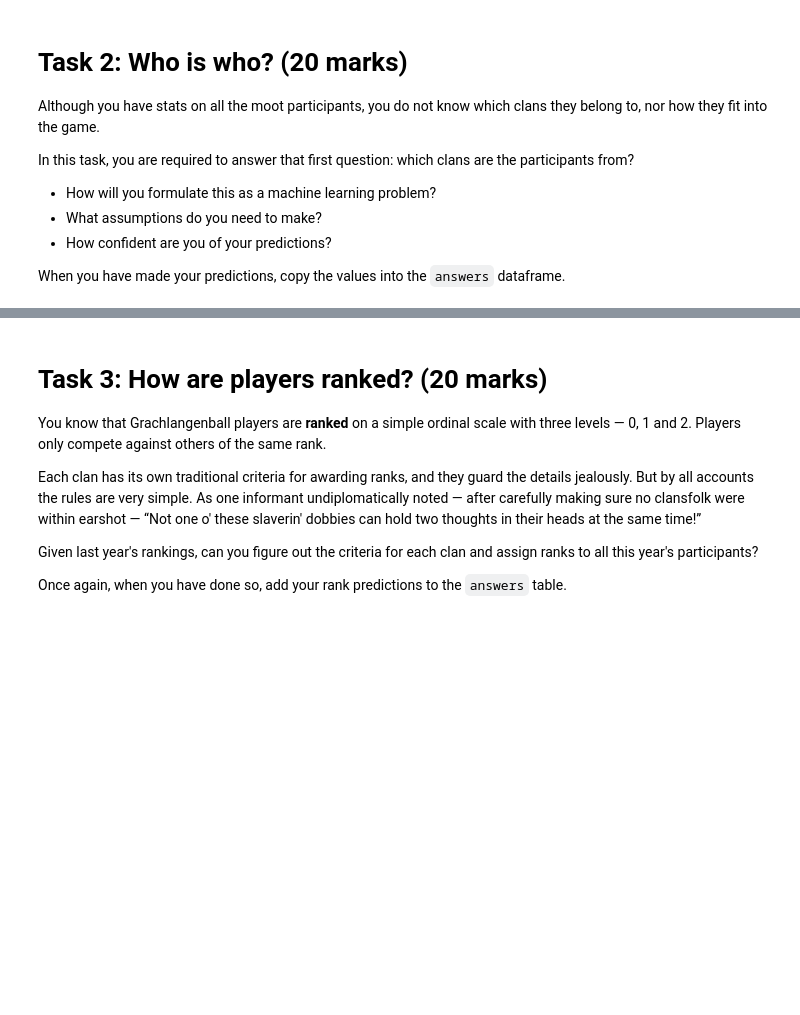
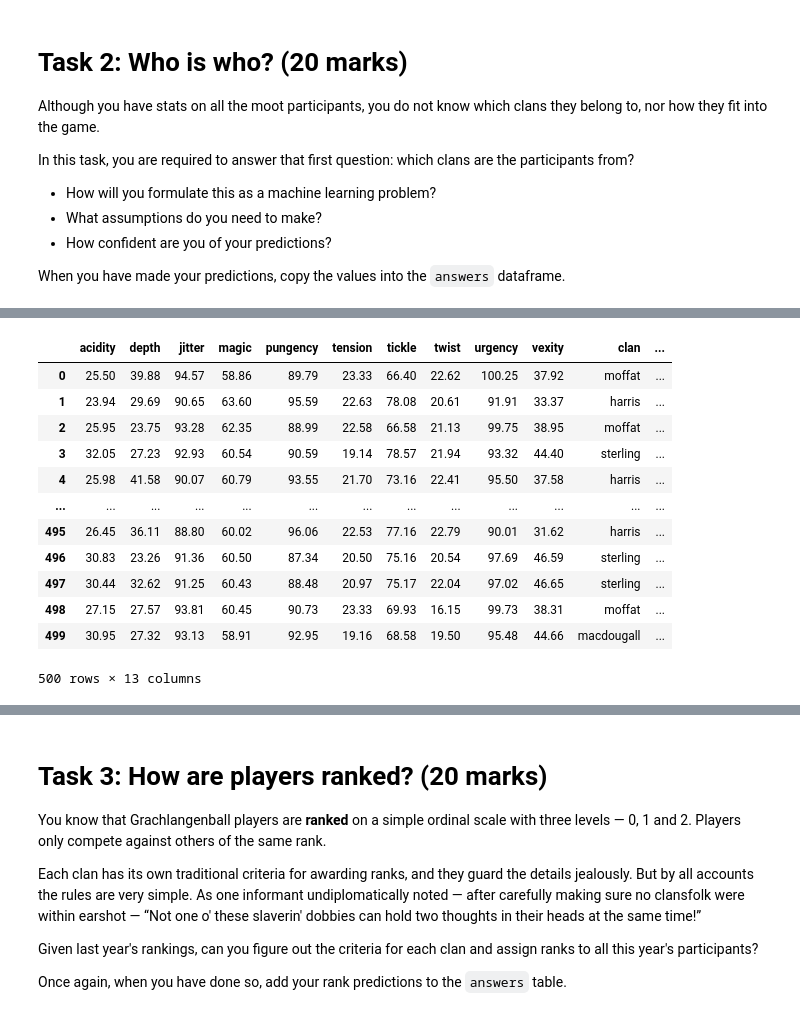
Before and after one commit to XianNg24/COMP0088_intro_to_machine_learning, a Jupyter notebook: 1675294699.ipynb, the cells around one changed output, grey strips where cells are left out. Drawn from its saved outputs; the diff is of its cells as text; code cells hidden in the pictures; blank space fills up the shorter version.

```diff
--- a/1675294699.ipynb
+++ b/1675294699.ipynb
@@ -726,0 +819,23 @@ When you have made your predictions, copy the values into the `answers` datafram
+# %%
+# Compute clan result for real data
+data_real = data[250:]
+X_real_test = data_real[attributes]
+y_real_pred = rfc.predict(X_real_test)
+
+# Store the result in `answers`
+answers.loc[250:, 'clan'] = y_real_pred
+answers
+# %% [output]
+|  | acidity | depth | jitter | magic | pungency | tension | tickle | twist | urgency | vexity | clan | ... |
+| 0 | 25.50 | 39.88 | 94.57 | 58.86 | 89.79 | 23.33 | 66.40 | 22.62 | 100.25 | 37.92 | moffat | ... |
+| 1 | 23.94 | 29.69 | 90.65 | 63.60 | 95.59 | 22.63 | 78.08 | 20.61 | 91.91 | 33.37 | harris | ... |
+| 2 | 25.95 | 23.75 | 93.28 | 62.35 | 88.99 | 22.58 | 66.58 | 21.13 | 99.75 | 38.95 | moffat | ... |
+| 3 | 32.05 | 27.23 | 92.93 | 60.54 | 90.59 | 19.14 | 78.57 | 21.94 | 93.32 | 44.40 | sterling | ... |
+| 4 | 25.98 | 41.58 | 90.07 | 60.79 | 93.55 | 21.70 | 73.16 | 22.41 | 95.50 | 37.58 | harris | ... |
+| ... | ... | ... | ... | ... | ... | ... | ... | ... | ... | ... | ... | ... |
+| 495 | 26.45 | 36.11 | 88.80 | 60.02 | 96.06 | 22.53 | 77.16 | 22.79 | 90.01 | 31.62 | harris | ... |
+| 496 | 30.83 | 23.26 | 91.36 | 60.50 | 87.34 | 20.50 | 75.16 | 20.54 | 97.69 | 46.59 | sterling | ... |
+| 497 | 30.44 | 32.62 | 91.25 | 60.43 | 88.48 | 20.97 | 75.17 | 22.04 | 97.02 | 46.65 | sterling | ... |
+| 498 | 27.15 | 27.57 | 93.81 | 60.45 | 90.73 | 23.33 | 69.93 | 16.15 | 99.73 | 38.31 | moffat | ... |
+| 499 | 30.95 | 27.32 | 93.13 | 58.91 | 92.95 | 19.16 | 68.58 | 19.50 | 95.48 | 44.66 | macdougall | ... |
+500 rows × 13 columns
```
Also changed, not shown: parts of 5 cells of this notebook.
